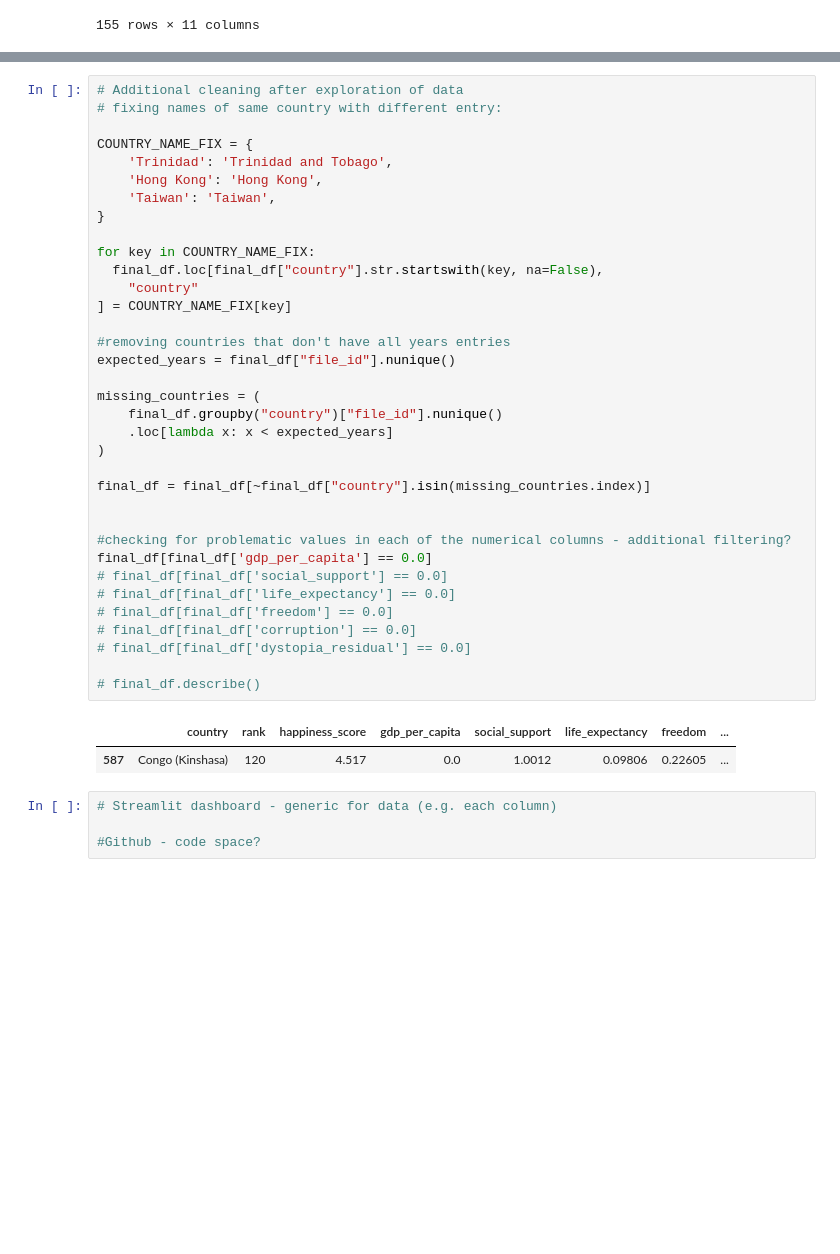
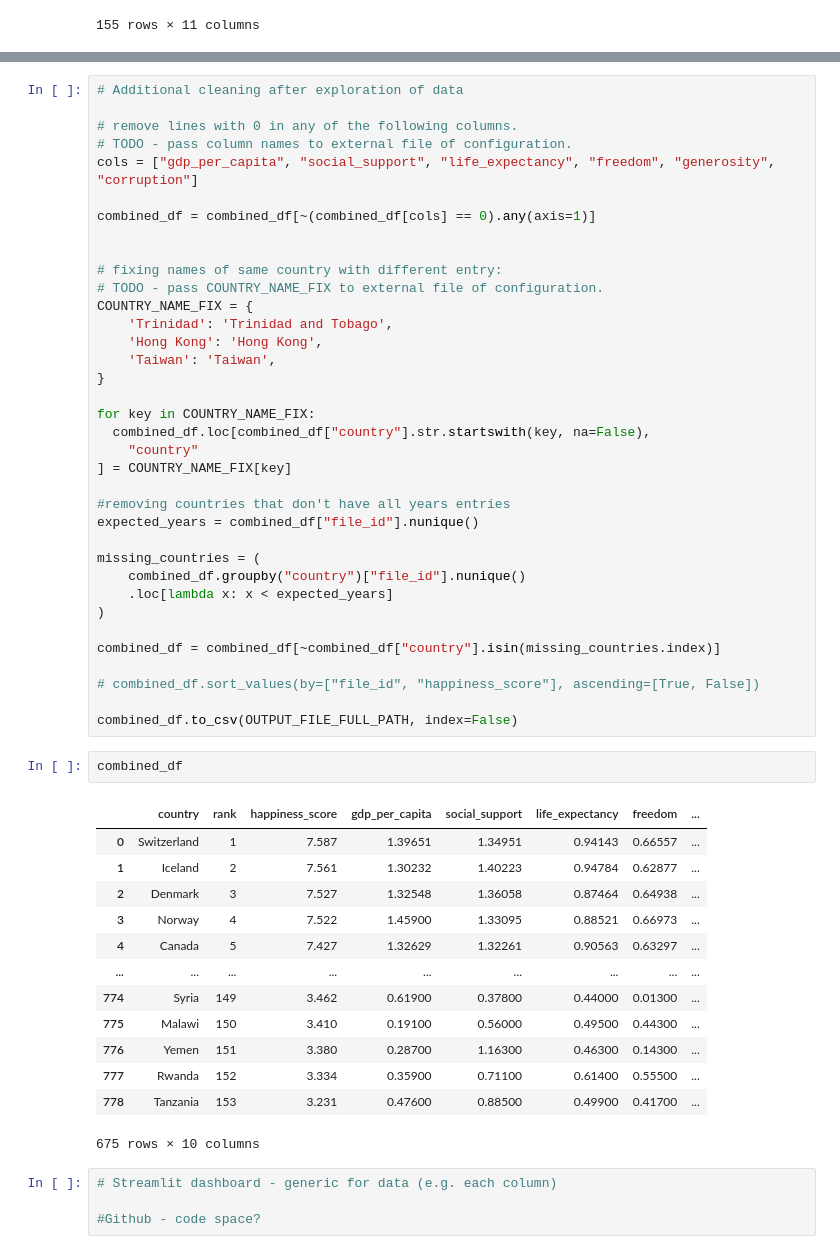
Before and after one commit to IR-test123/world-happiness-analysis, a Jupyter notebook: notebooks/01_exploration.ipynb, the cells around one changed output, grey strips where cells are left out. Drawn from its saved outputs; the diff is of its cells as text; blank space fills up the shorter version.

```diff
--- a/notebooks/01_exploration.ipynb
+++ b/notebooks/01_exploration.ipynb
@@ -238,8 +233,16 @@ final_df.describe()
 | max | 158.000000 | 7.769000 | 2.096000 | 1.644000 | 1.141000 | 0.724000 | 0.838075 | ... |
 # %%
 # Additional cleaning after exploration of data
+
+# remove lines with 0 in any of the following columns.
+# TODO - pass column names to external file of configuration.
+cols = ["gdp_per_capita", "social_support", "life_expectancy", "freedom", "generosity", "corruption"]
+
+combined_df = combined_df[~(combined_df[cols] == 0).any(axis=1)]
+
+
 # fixing names of same country with different entry:
-
+# TODO - pass COUNTRY_NAME_FIX to external file of configuration.
 COUNTRY_NAME_FIX = {
     'Trinidad': 'Trinidad and Tobago',
     'Hong Kong': 'Hong Kong',
@@ -247,33 +250,39 @@ COUNTRY_NAME_FIX = {
 }
 
 for key in COUNTRY_NAME_FIX:
-  final_df.loc[final_df["country"].str.startswith(key, na=False),
+  combined_df.loc[combined_df["country"].str.startswith(key, na=False),
     "country"
 ] = COUNTRY_NAME_FIX[key]
 
 #removing countries that don't have all years entries
-expected_years = final_df["file_id"].nunique()
+expected_years = combined_df["file_id"].nunique()
 
 missing_countries = (
-    final_df.groupby("country")["file_id"].nunique()
+    combined_df.groupby("country")["file_id"].nunique()
     .loc[lambda x: x < expected_years]
 )
 
-final_df = final_df[~final_df["country"].isin(missing_countries.index)]
+combined_df = combined_df[~combined_df["country"].isin(missing_countries.index)]
 
+# combined_df.sort_values(by=["file_id", "happiness_score"], ascending=[True, False])
 
-#checking for problematic values in each of the numerical columns - additional filtering?
-final_df[final_df['gdp_per_capita'] == 0.0]
-# final_df[final_df['social_support'] == 0.0]
-# final_df[final_df['life_expectancy'] == 0.0]
-# final_df[final_df['freedom'] == 0.0]
-# final_df[final_df['corruption'] == 0.0]
-# final_df[final_df['dystopia_residual'] == 0.0]
-
-# final_df.describe()
+combined_df.to_csv(OUTPUT_FILE_FULL_PATH, index=False)
-# %% [output]
-|  | country | rank | happiness_score | gdp_per_capita | social_support | life_expectancy | freedom | ... |
-| 587 | Congo (Kinshasa) | 120 | 4.517 | 0.0 | 1.0012 | 0.09806 | 0.22605 | ... |
+# %%
+combined_df
+# %% [output]
+|  | country | rank | happiness_score | gdp_per_capita | social_support | life_expectancy | freedom | ... |
+| 0 | Switzerland | 1 | 7.587 | 1.39651 | 1.34951 | 0.94143 | 0.66557 | ... |
+| 1 | Iceland | 2 | 7.561 | 1.30232 | 1.40223 | 0.94784 | 0.62877 | ... |
+| 2 | Denmark | 3 | 7.527 | 1.32548 | 1.36058 | 0.87464 | 0.64938 | ... |
+| 3 | Norway | 4 | 7.522 | 1.45900 | 1.33095 | 0.88521 | 0.66973 | ... |
+| 4 | Canada | 5 | 7.427 | 1.32629 | 1.32261 | 0.90563 | 0.63297 | ... |
+| ... | ... | ... | ... | ... | ... | ... | ... | ... |
+| 774 | Syria | 149 | 3.462 | 0.61900 | 0.37800 | 0.44000 | 0.01300 | ... |
+| 775 | Malawi | 150 | 3.410 | 0.19100 | 0.56000 | 0.49500 | 0.44300 | ... |
+| 776 | Yemen | 151 | 3.380 | 0.28700 | 1.16300 | 0.46300 | 0.14300 | ... |
+| 777 | Rwanda | 152 | 3.334 | 0.35900 | 0.71100 | 0.61400 | 0.55500 | ... |
+| 778 | Tanzania | 153 | 3.231 | 0.47600 | 0.88500 | 0.49900 | 0.41700 | ... |
+675 rows × 10 columns
 # %%
 # Streamlit dashboard - generic for data (e.g. each column)
 
```
Also changed, not shown: parts of 7 cells of this notebook, 1 other file.
